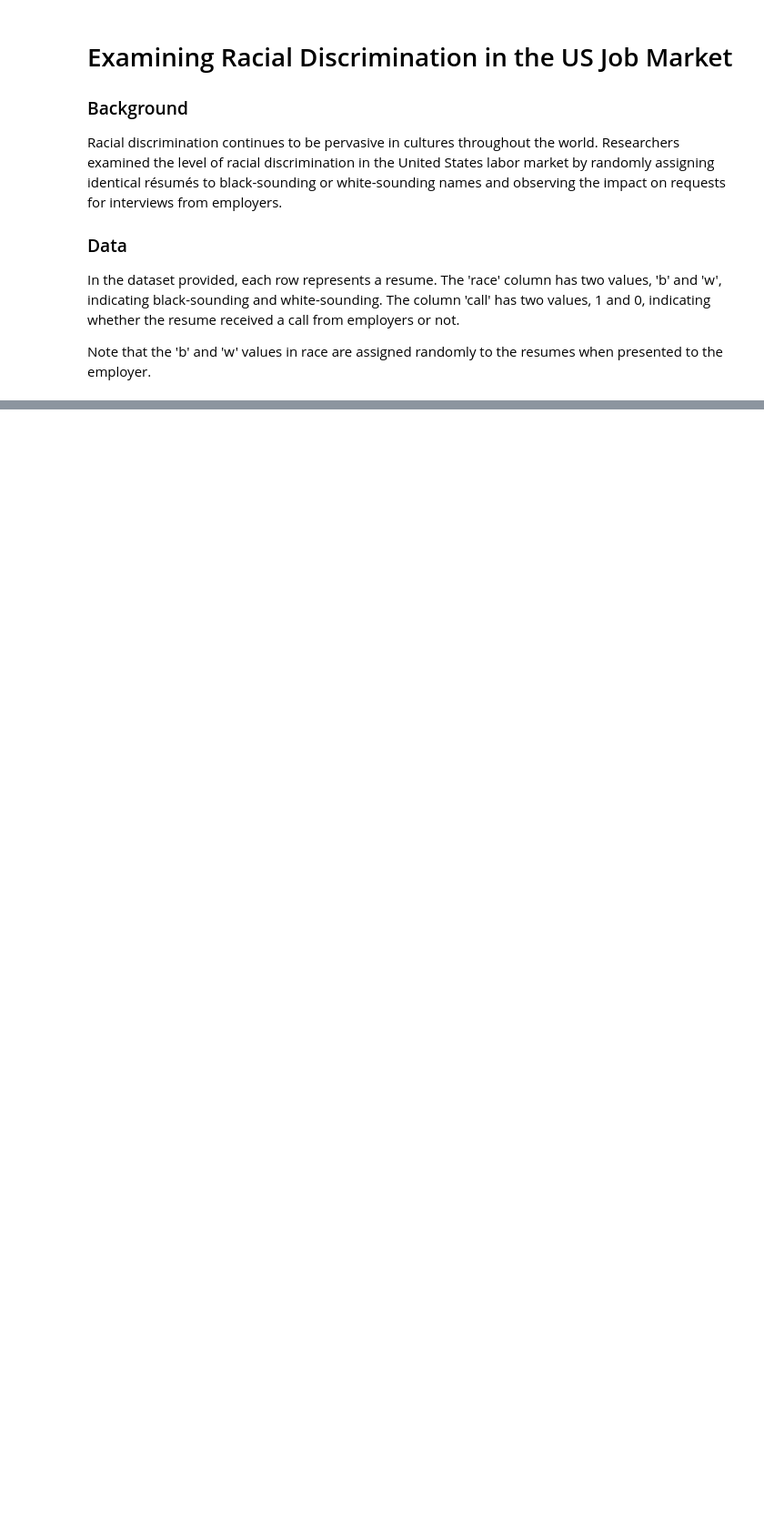
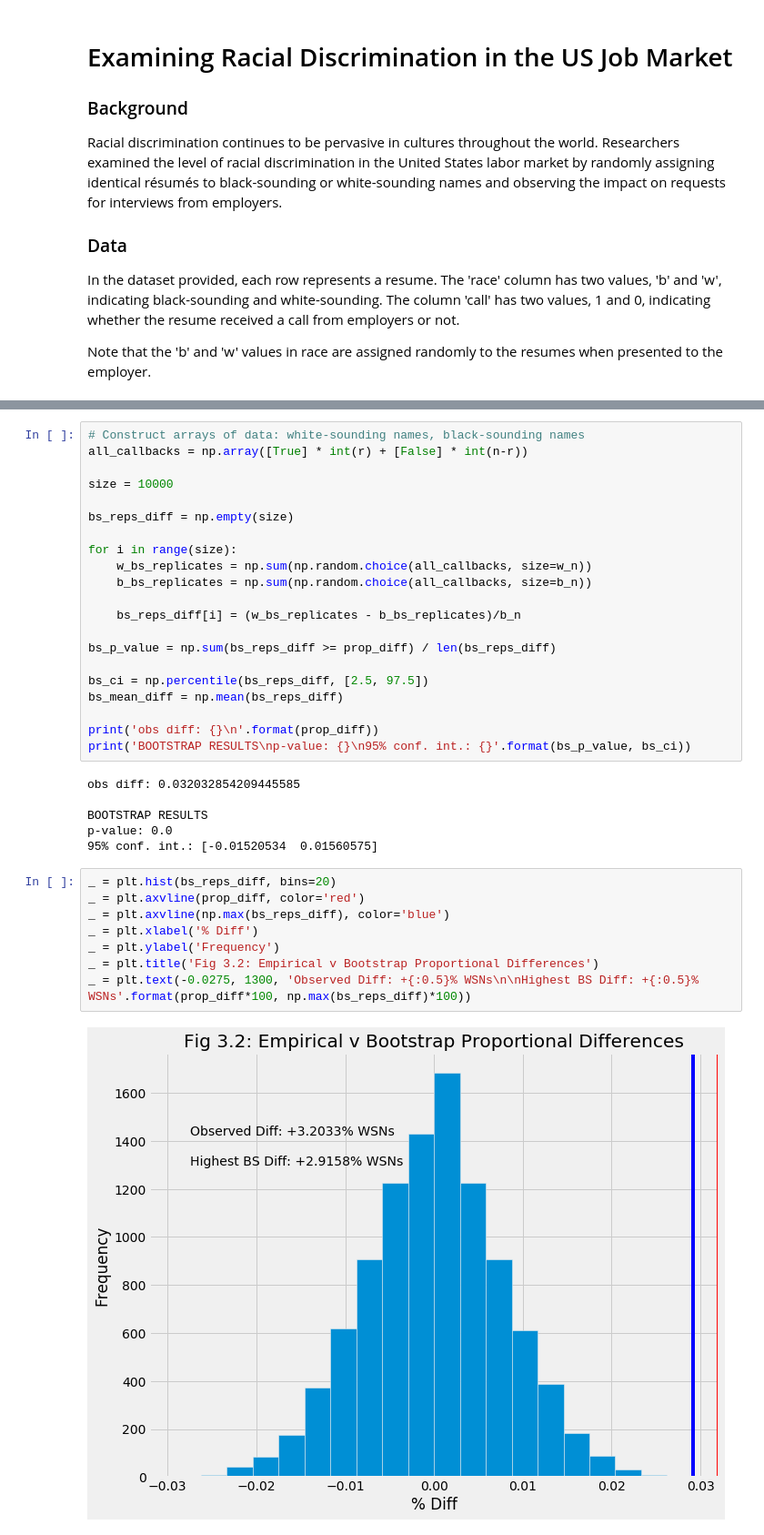
Before and after one commit to drewlehe/Springboard, a Jupyter notebook: sliderule_dsi_inferential_statistics_exercise_2.ipynb, the cells around one changed output, grey strips where cells are left out. Shown: that part at 91% size. Saved outputs shown, nothing was run; the diff lists cells and outputs as text; blank space fills up the shorter version.

```diff
--- a/sliderule_dsi_inferential_statistics_exercise_2.ipynb
+++ b/sliderule_dsi_inferential_statistics_exercise_2.ipynb
@@ -72,0 +249,37 @@ b = data[data.race=='b']
+# %%
+# Construct arrays of data: white-sounding names, black-sounding names
+all_callbacks = np.array([True] * int(r) + [False] * int(n-r))
+
+size = 10000
+
+bs_reps_diff = np.empty(size)
+
+for i in range(size):
+    w_bs_replicates = np.sum(np.random.choice(all_callbacks, size=w_n))
+    b_bs_replicates = np.sum(np.random.choice(all_callbacks, size=b_n))
+
+    bs_reps_diff[i] = (w_bs_replicates - b_bs_replicates)/b_n
+
+bs_p_value = np.sum(bs_reps_diff >= prop_diff) / len(bs_reps_diff)
+
+bs_ci = np.percentile(bs_reps_diff, [2.5, 97.5])
+bs_mean_diff = np.mean(bs_reps_diff)
+
+print('obs diff: {}\n'.format(prop_diff))
+print('BOOTSTRAP RESULTS\np-value: {}\n95% conf. int.: {}'.format(bs_p_value, bs_ci))
+# %% [output]
+obs diff: 0.032032854209445585
+
+BOOTSTRAP RESULTS
+p-value: 0.0
+95% conf. int.: [-0.01520534  0.01560575]
+# %%
+_ = plt.hist(bs_reps_diff, bins=20)
+_ = plt.axvline(prop_diff, color='red')
+_ = plt.axvline(np.max(bs_reps_diff), color='blue')
+_ = plt.xlabel('% Diff')
+_ = plt.ylabel('Frequency')
+_ = plt.title('Fig 3.2: Empirical v Bootstrap Proportional Differences')
+_ = plt.text(-0.0275, 1300, 'Observed Diff: +{:0.5}% WSNs\n\nHighest BS Diff: +{:0.5}% WSNs'.format(prop_diff*100, np.max(bs_reps_diff)*100))
+# %% [output]
+[figure, added]
```
Also changed, not shown: parts of 25 cells of this notebook.
